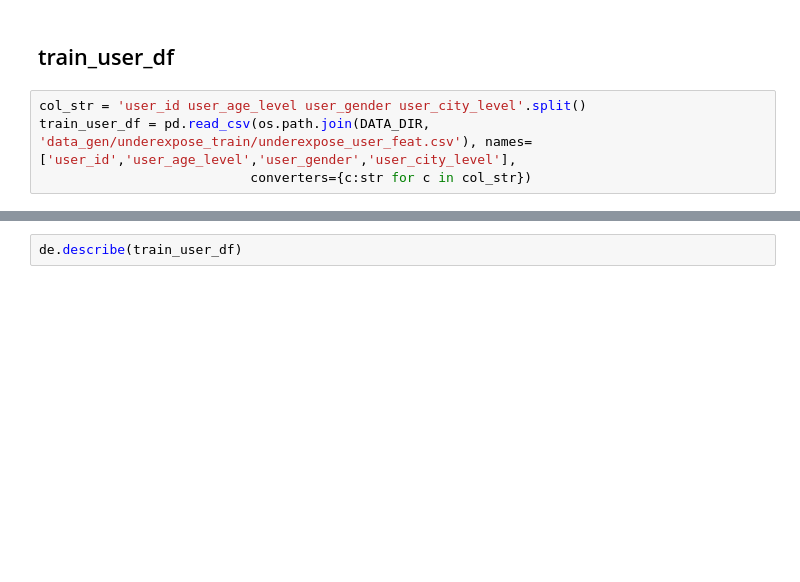
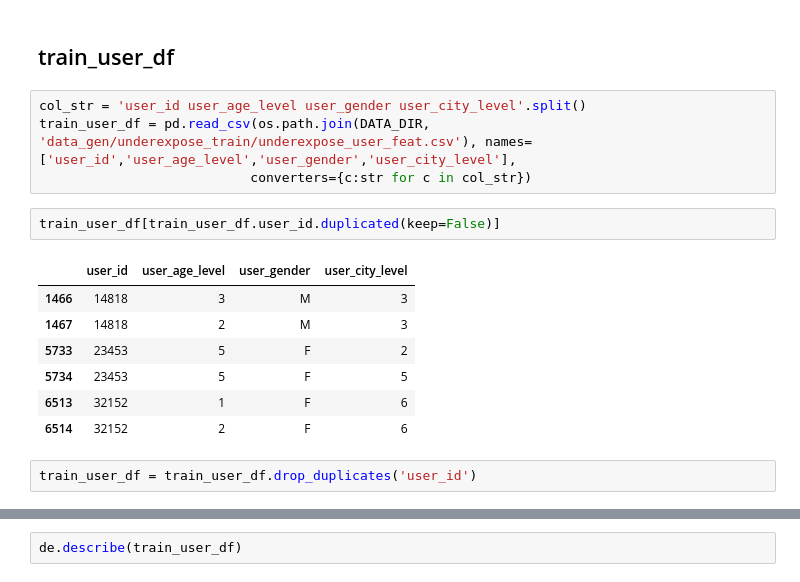
Before and after one commit to mayi140611/myappsexlib, a Jupyter notebook: a_0330_0527_Modern_E_Commerce_Platform_Debiasing/0EDA.ipynb, the cells around one changed output, grey strips where cells are left out. Saved outputs shown, nothing was run; the diff lists cells and outputs as text; blank space fills up the shorter version.

```diff
--- a/a_0330_0527_Modern_E_Commerce_Platform_Debiasing/0EDA.ipynb
+++ b/a_0330_0527_Modern_E_Commerce_Platform_Debiasing/0EDA.ipynb
@@ -179,3 +179,15 @@ DATA_DIR = '../../data/kdd_debiasing'
 col_str = 'user_id user_age_level user_gender user_city_level'.split()
 train_user_df = pd.read_csv(os.path.join(DATA_DIR, 'data_gen/underexpose_train/underexpose_user_feat.csv'), names=['user_id','user_age_level','user_gender','user_city_level'],
                            converters={c:str for c in col_str})
+# %%
+train_user_df[train_user_df.user_id.duplicated(keep=False)]
+# %% [output]
+|  | user_id | user_age_level | user_gender | user_city_level |
+| 1466 | 14818 | 3 | M | 3 |
+| 1467 | 14818 | 2 | M | 3 |
+| 5733 | 23453 | 5 | F | 2 |
+| 5734 | 23453 | 5 | F | 5 |
+| 6513 | 32152 | 1 | F | 6 |
+| 6514 | 32152 | 2 | F | 6 |
+# %%
+train_user_df = train_user_df.drop_duplicates('user_id')
```
Also changed, not shown: parts of 12 cells of this notebook, 1 other file.
